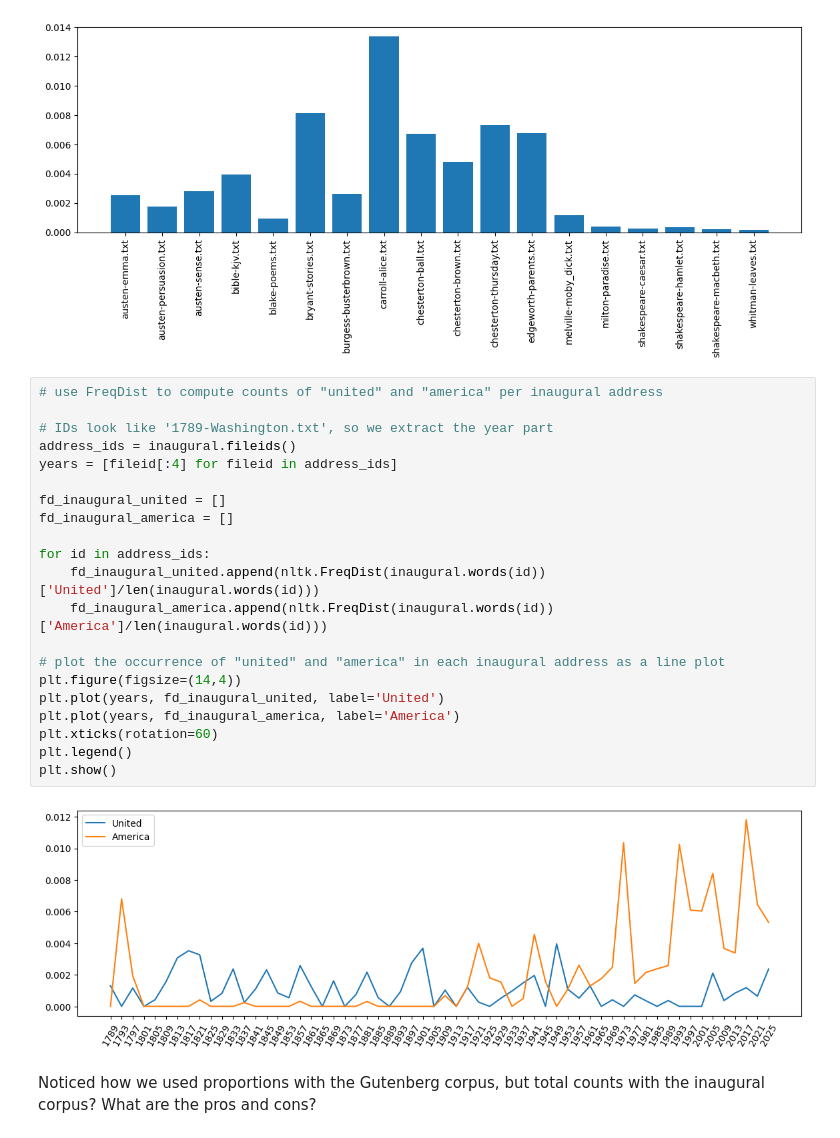
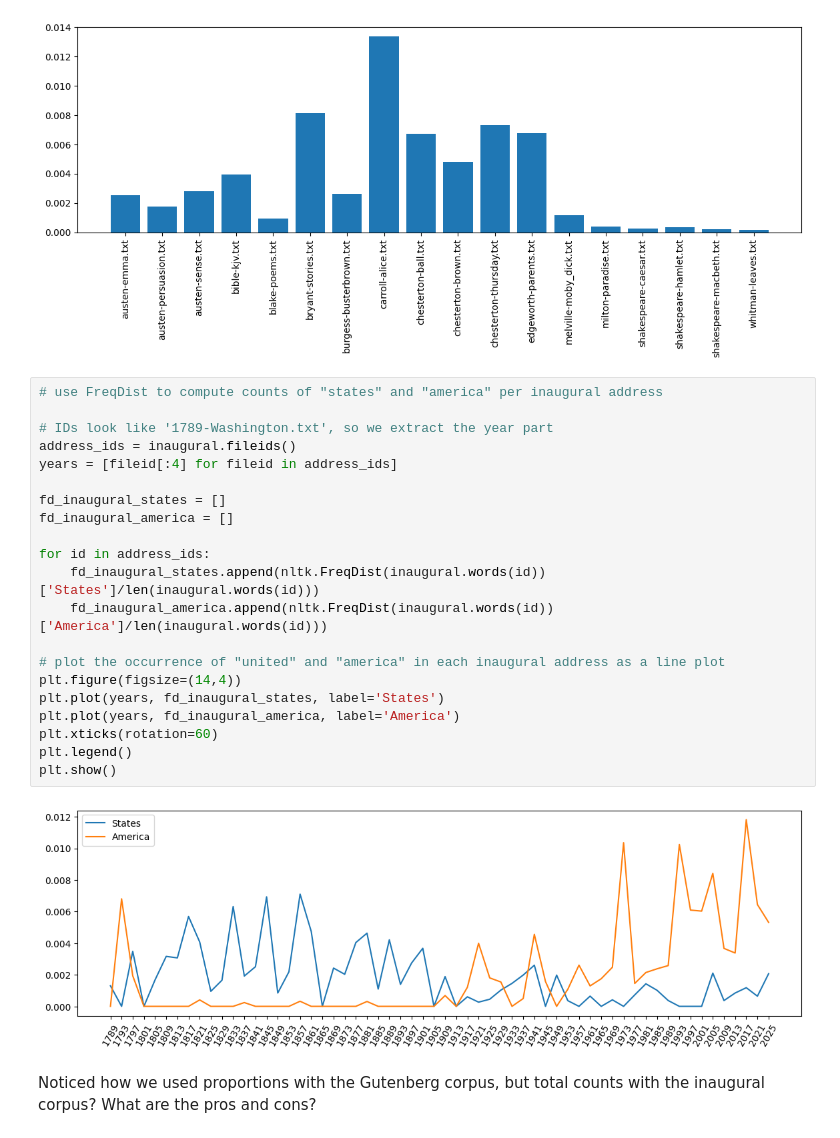
Before and after one commit to JoaquinCardonaRuiz/LanguageAsData, a Jupyter notebook: corpora_complete.ipynb, the cells around one changed output. Drawn from its saved outputs; the diff is of its cells as text.

Commit message:
Replaced plot of "united" with "states"

```diff
--- a/corpora_complete.ipynb
+++ b/corpora_complete.ipynb
@@ -254,28 +254,28 @@ plt.show()
 # %% [output]
 [figure]
 # %%
-# use FreqDist to compute counts of "united" and "america" per inaugural address
+# use FreqDist to compute counts of "states" and "america" per inaugural address
 
 # IDs look like '1789-Washington.txt', so we extract the year part
 address_ids = inaugural.fileids()
 years = [fileid[:4] for fileid in address_ids]
 
-fd_inaugural_united = []
+fd_inaugural_states = []
 fd_inaugural_america = []
 
 for id in address_ids:
-    fd_inaugural_united.append(nltk.FreqDist(inaugural.words(id))['United']/len(inaugural.words(id)))
+    fd_inaugural_states.append(nltk.FreqDist(inaugural.words(id))['States']/len(inaugural.words(id)))
     fd_inaugural_america.append(nltk.FreqDist(inaugural.words(id))['America']/len(inaugural.words(id)))
 
 # plot the occurrence of "united" and "america" in each inaugural address as a line plot
 plt.figure(figsize=(14,4))
-plt.plot(years, fd_inaugural_united, label='United')
+plt.plot(years, fd_inaugural_states, label='States')
 plt.plot(years, fd_inaugural_america, label='America')
 plt.xticks(rotation=60)
 plt.legend()
 plt.show()
 # %% [output]
-[figure, old version]
+[figure, new version]
 # %% [markdown]
 Noticed how we used proportions with the Gutenberg corpus, but total counts with the inaugural corpus? What are the pros and cons?
 # %%
```
